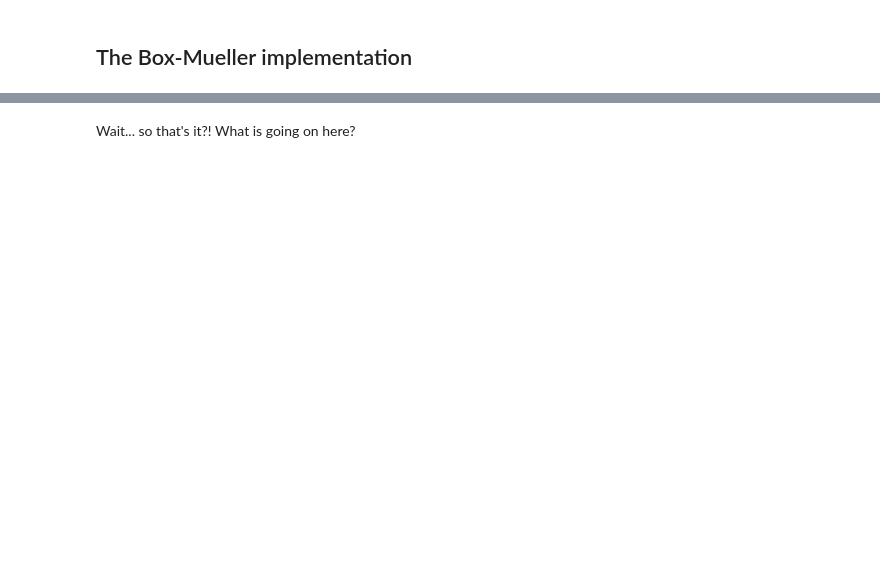
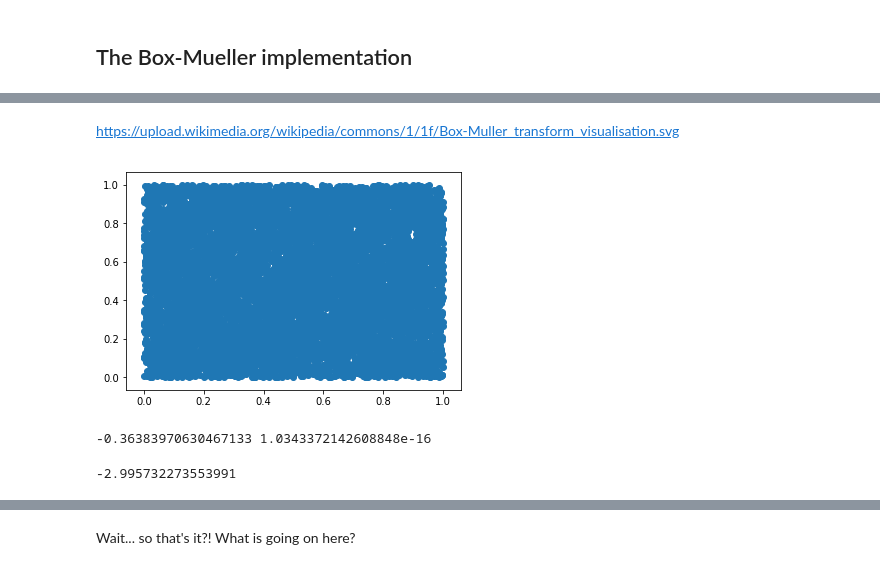
Before and after one commit to tmerrittsmith/normal_distribution_sampler, a Jupyter notebook: normal_distribution_sampler_1.ipynb, the cells around one changed output, grey strips where cells are left out. Cells and saved outputs as stored; diff of their text form; code cells hidden in the pictures; blank space fills up the shorter version.

```diff
--- a/normal_distribution_sampler_1.ipynb
+++ b/normal_distribution_sampler_1.ipynb
@@ -393,0 +396,8 @@ for i in range(n):
+# %% [markdown]
+https://upload.wikimedia.org/wikipedia/commons/1/1f/Box-Muller_transform_visualisation.svg
+# %%
+plt.scatter(y1s,y2s)
+
+plt.show()
+# %% [output]
+[figure, added]
@@ -393,0 +434,12 @@ for i in range(n):
+# %%
+y1 = 0.5
+y2 = 0.7
+x1 = sqrt(-2 * log(y1)) * cos(2 * pi * y2)
+x2 = sqrt(-2 * log(y2)) * sin(2 * pi * y1)
+print(x1,x2)
+# %% [output]
+-0.36383970630467133 1.0343372142608848e-16
+# %%
+log(0.05)
+# %% [output]
+-2.995732273553991
```
Also changed, not shown: parts of 44 cells of this notebook.
